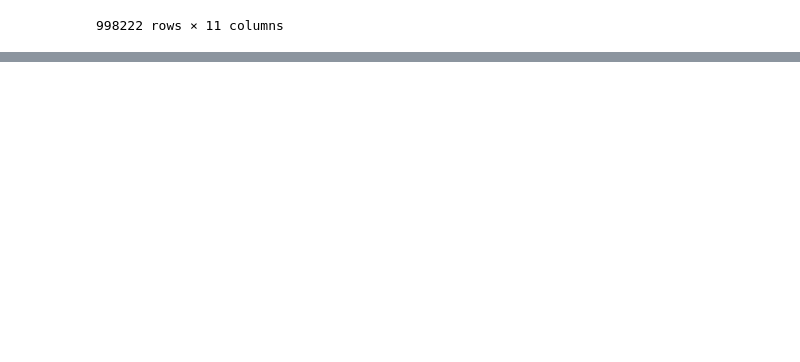
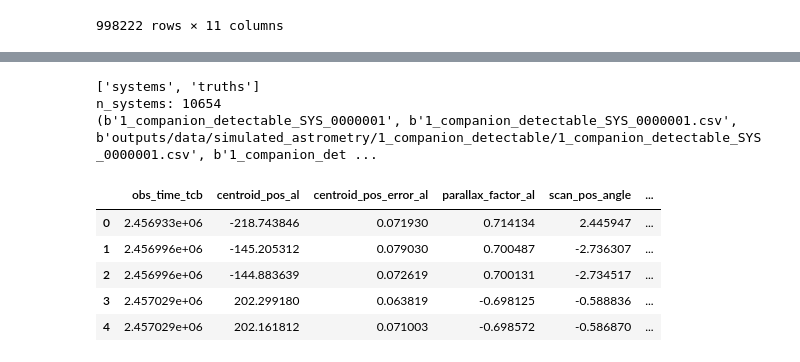
Before and after one commit to adrn/epochalypse, a Jupyter notebook: sim_astrometry.ipynb, the cells around one changed output, grey strips where cells are left out. Drawn from its saved outputs; the diff is of its cells as text; code cells hidden in the pictures; blank space fills up the shorter version.

```diff
--- a/sim_astrometry.ipynb
+++ b/sim_astrometry.ipynb
@@ -1245,0 +1300,28 @@ with pd.HDFStore("outputs/data/simulated_astrometry.h5", mode="r") as store:
+# %%
+# Example reads for the /truths + /systems layout:
+with h5py.File("outputs/data/simulated_astrometry_1_companion_detectable_systems.h5", "r") as f:
+    print(list(f.keys()))                 # ['systems', 'truths']
+    print("n_systems:", f["truths"].attrs["n_systems"])
+
+    # Truth values for system 1 (row 1 of /truths)
+    truths_row1 = f["truths"][1]
+    print(truths_row1)
+
+    # Epoch table for the same system
+    epochs1 = pd.DataFrame(f["systems/1/epochs"][:])
+    # Decode any variable-length string columns from bytes to str
+    for col in epochs1.columns:
+        if epochs1[col].dtype == object:
+            epochs1[col] = epochs1[col].str.decode("utf-8")
+
+epochs1.head()
+# %% [output]
+['systems', 'truths']
+n_systems: 10654
+(b'1_companion_detectable_SYS_0000001', b'1_companion_detectable_SYS_0000001.csv', b'outputs/data/simulated_astrometry/1_companion_detectable/1_companion_detectable_SYS_0000001.csv', b'1_companion_det ...
+|  | obs_time_tcb | centroid_pos_al | centroid_pos_error_al | parallax_factor_al | scan_pos_angle | ... |
+| 0 | 2.456933e+06 | -218.743846 | 0.071930 | 0.714134 | 2.445947 | ... |
+| 1 | 2.456996e+06 | -145.205312 | 0.079030 | 0.700487 | -2.736307 | ... |
+| 2 | 2.456996e+06 | -144.883639 | 0.072619 | 0.700131 | -2.734517 | ... |
+| 3 | 2.457029e+06 | 202.299180 | 0.063819 | -0.698125 | -0.588836 | ... |
+| 4 | 2.457029e+06 | 202.161812 | 0.071003 | -0.698572 | -0.586870 | ... |
```
Also changed, not shown: parts of 10 cells of this notebook.
